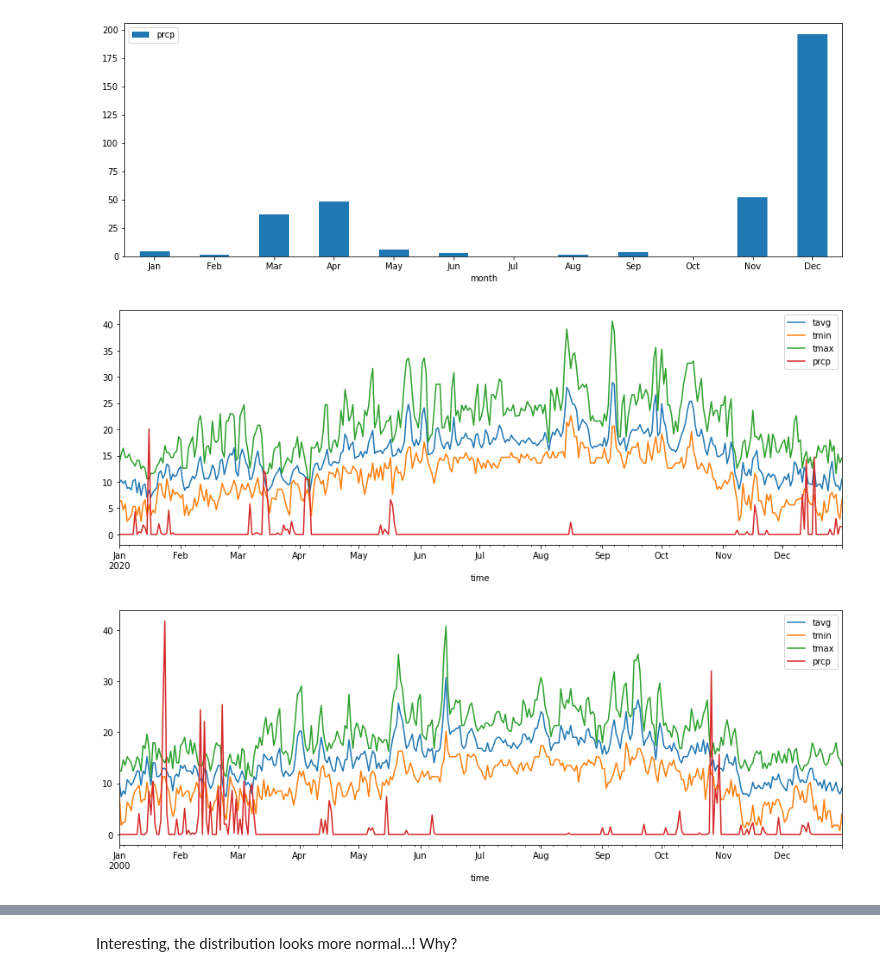
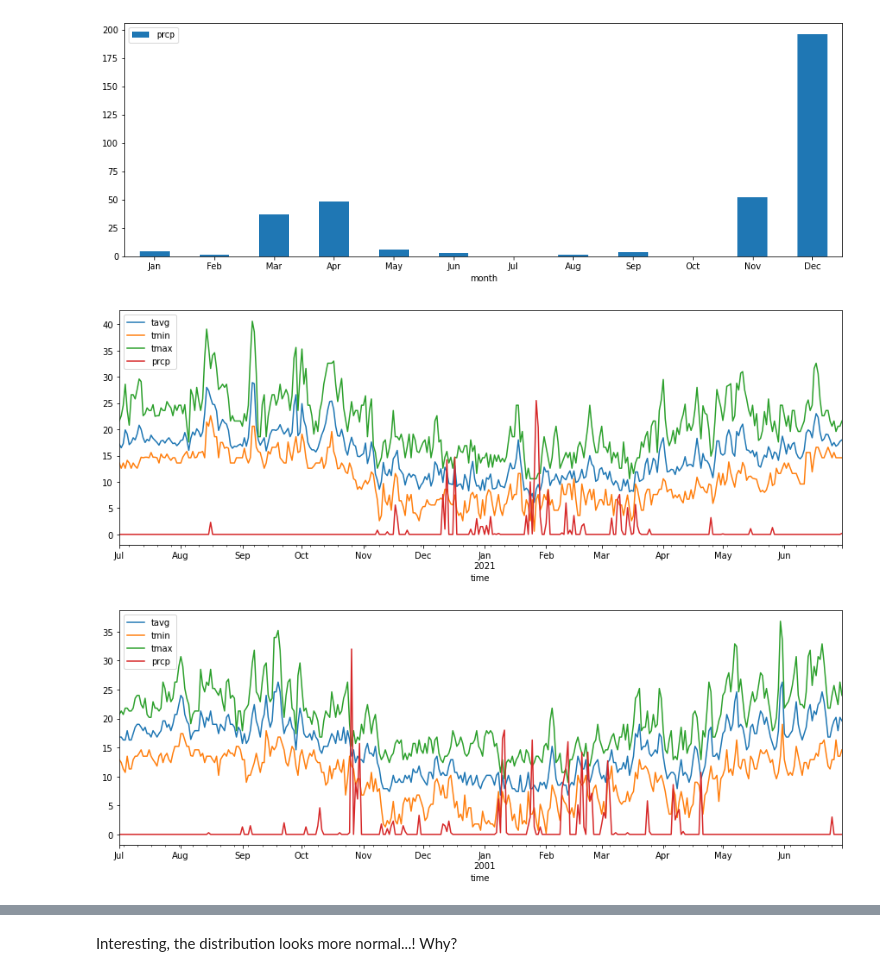
Before and after one commit to stanford-mse-125/demos, a Jupyter notebook: bootstrap.ipynb, the cells around one changed output, grey strips where cells are left out. Cells and saved outputs as stored; diff of their text form; code cells hidden in the pictures.

```diff
--- a/bootstrap.ipynb
+++ b/bootstrap.ipynb
@@ -106,18 +150,18 @@ plt.xticks([0, 1, 2, 3, 4, 5, 6, 7, 8, 9, 10, 11], ['Jan', 'Feb', 'Mar', 'Apr',
 # %%
 # write a function to plot the data for each year
 def plot_year(year, location=paloalto):
-    start = datetime(year, 1, 1)
-    end = datetime(year, 12, 31)
+    start = datetime(year, 7, 1)
+    end = datetime(year+1, 6, 30)
     data = Daily(location, start, end)
     data = data.fetch()
     data.plot(y=['tavg', 'tmin', 'tmax', 'prcp'], figsize=(15, 5))
     plt.show()
     return data
 
 rain2020 = plot_year(2020)
 # %% [output]
-[figure, old version]
+[figure, new version]
 # %%
 rain2000 = plot_year(2000)
 # %% [output]
-[figure, old version]
+[figure, new version]
```
Also changed, not shown: parts of 18 cells of this notebook, 1 other file.
